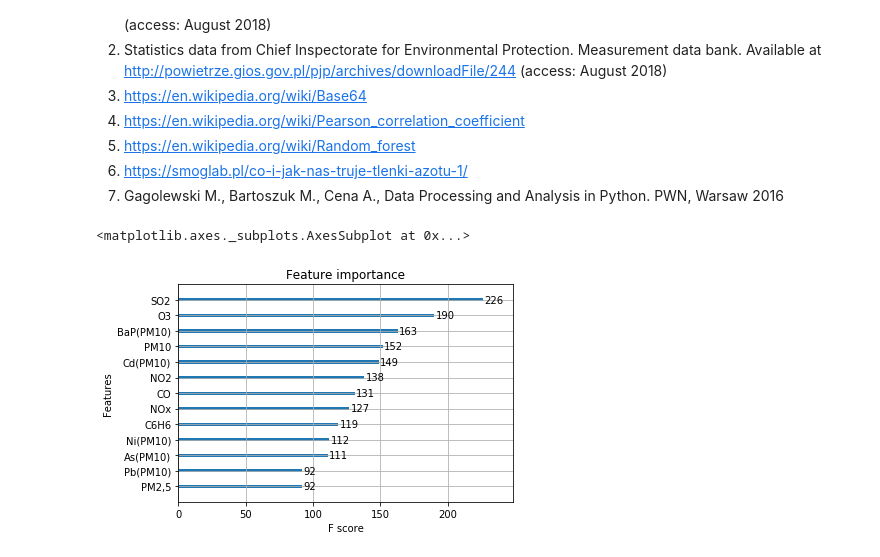
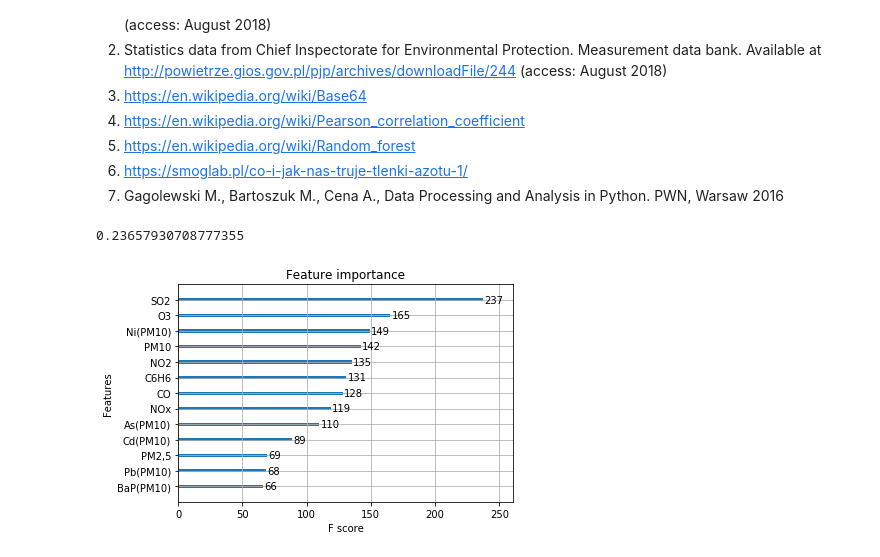
Before and after one commit to ntusnio/CV, a Jupyter notebook: Projekt rak.ipynb, the cells around one changed output. Saved outputs shown, nothing was run; the diff lists cells and outputs as text; code cells hidden in the pictures.

```diff
--- a/Projekt rak.ipynb
+++ b/Projekt rak.ipynb
@@ -284,19 +284,23 @@ df18=przygotuj_dane(18)
 # %%
 from sklearn.ensemble import RandomForestRegressor
 from sklearn.model_selection import GridSearchCV
+from sklearn.model_selection import train_test_split
+
 gazy=['SO2','NO2','NOx','CO','O3','C6H6','PM10','PM2,5','Pb(PM10)','As(PM10)','Cd(PM10)','Ni(PM10)','BaP(PM10)']
 x=np.arange(13)
-for df in [df17,df18,df17+df18]:
+for df in [df17,df18]:
     data=df.dropna()
 
     X=data.iloc[:,:-1]
     y=data.iloc[:,-1]
 
+    X_train,X_test,y_train,y_test=train_test_split(X,y)
+
     parameters={'max_depth':np.arange(5,20),
                 'max_leaf_nodes':list(np.arange(10,25))+[None]}
     regr=RandomForestRegressor(n_estimators=50,random_state=0)
     clf=GridSearchCV(regr,parameters)
-    clf.fit(X,y)
+    clf.fit(X_train,y_train)
 
     plt.bar(x,clf.best_estimator_.feature_importances_)
     plt.xticks(x,gazy,rotation=90)
@@ -312,0 +315,5 @@ for df in [df17,df18,df17+df18]:
+# %%
+from sklearn.metrics import accuracy_score
+regr=RandomForestRegressor(max_depth=5,max_leaf_nodes=24,n_estimators=50,random_state=0)
+regr.fit(X_train,y_train)
+regr.score(X_test,y_test)
@@ -369,12 +378,10 @@ NO2 ICD=C18 PCC=0.77 / NOx ICD=C50 PCC=0.67<br>
 7. Gagolewski M., Bartoszuk M., Cena A., Data Processing and Analysis in Python. PWN, Warsaw 2016
 # %%
 import xgboost as xgb
-train_X=df18.dropna().iloc[:,:-1]
-train_y=df18.dropna().iloc[:,-1]
-
-bst=xgb.XGBRegressor(max_depth=3,n_estimators=300,learning_rate=0.05).fit(train_X,train_y)
-
+bst=xgb.XGBRegressor(max_depth=3,n_estimators=300,learning_rate=0.05)
+bst.fit(X_train,y_train)
 xgb.plot_importance(bst)
+bst.score(X_test,y_test)
 # %% [output]
-<matplotlib.axes._subplots.AxesSubplot at 0x...>
+0.23657930708777355
-[figure, old version]
+[figure, new version]
```
Also changed, not shown: parts of 3 cells of this notebook.
